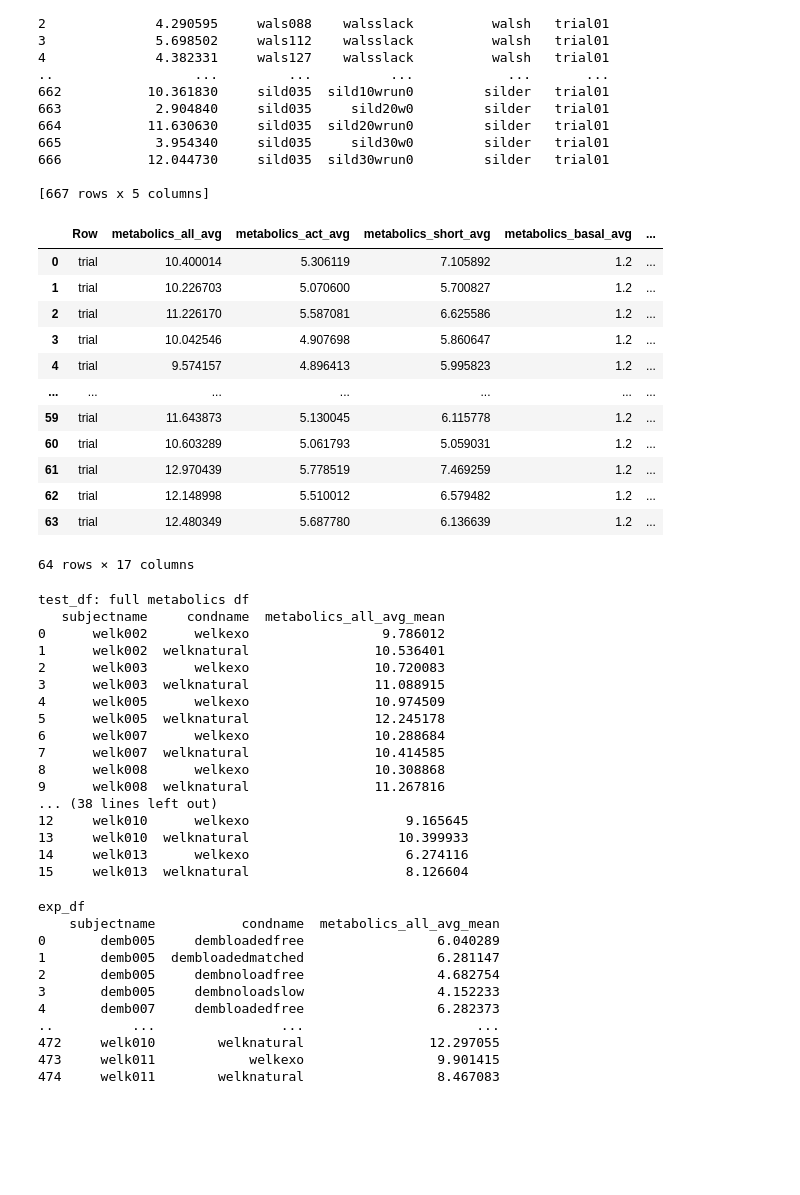
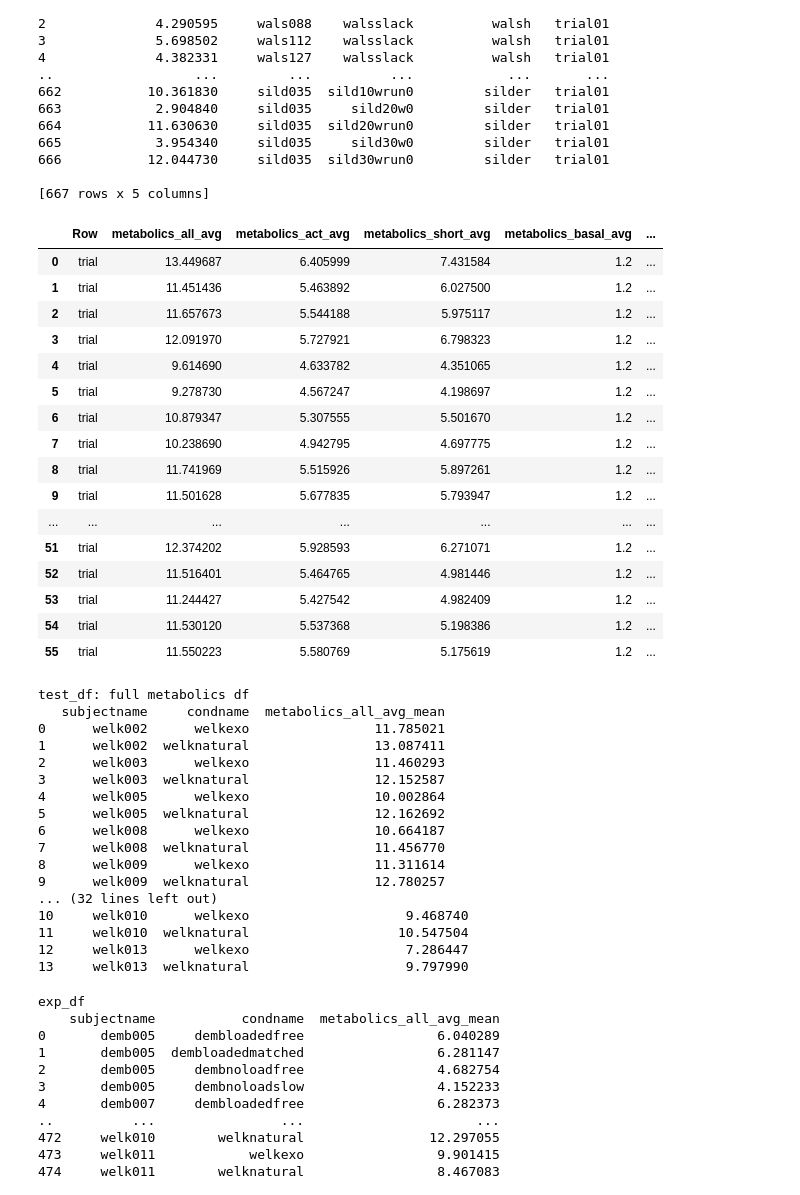
Before and after one commit to stingjp/muscleEnergyModel, a Jupyter notebook: plotting_stancevswing.ipynb, the cells around one changed output. Saved outputs shown, nothing was run; the diff lists cells and outputs as text; code cells hidden in the pictures; blank space fills up the shorter version.

```diff
--- a/plotting_stancevswing.ipynb
+++ b/plotting_stancevswing.ipynb
@@ -53,32 +53,37 @@ print(expmetcost_df)
 # %%
 ## import all of the simulation results
 # set all the paths
 simresultspath = os.path.join(repobasedir,'..\\metabolicsResults\\')
-muscleinversepath = os.path.join(simresultspath,'muscleInverse\\')
+# muscleinversepath = os.path.join(simresultspath,'muscleInverse\\')
+muscleinversepath = os.path.join(simresultspath,'muscleInverse_100con\\')
 muscleInverseWithEMGpath = os.path.join(simresultspath,'muscleInverseWithEMG\\')
 
 ## first handle the values in the regular muscle driven inverse problem
 # get all the filenames
 musclefiles = glob.glob(os.path.join(muscleinversepath,'*.csv'))
 # load them all into a single dataframe
 df_from_each_file = (pd.read_csv(f) for f in musclefiles)
 # print(df_from_each_file)
 muscle_df = pd.concat(df_from_each_file, ignore_index=True)
 muscle_df
 # %% [output]
 |  | Row | metabolics_all_avg | metabolics_act_avg | metabolics_short_avg | metabolics_basal_avg | ... |
-| 0 | trial | 10.400014 | 5.306119 | 7.105892 | 1.2 | ... |
-| 1 | trial | 10.226703 | 5.070600 | 5.700827 | 1.2 | ... |
-| 2 | trial | 11.226170 | 5.587081 | 6.625586 | 1.2 | ... |
-| 3 | trial | 10.042546 | 4.907698 | 5.860647 | 1.2 | ... |
-| 4 | trial | 9.574157 | 4.896413 | 5.995823 | 1.2 | ... |
+| 0 | trial | 13.449687 | 6.405999 | 7.431584 | 1.2 | ... |
+| 1 | trial | 11.451436 | 5.463892 | 6.027500 | 1.2 | ... |
+| 2 | trial | 11.657673 | 5.544188 | 5.975117 | 1.2 | ... |
+| 3 | trial | 12.091970 | 5.727921 | 6.798323 | 1.2 | ... |
+| 4 | trial | 9.614690 | 4.633782 | 4.351065 | 1.2 | ... |
+| 5 | trial | 9.278730 | 4.567247 | 4.198697 | 1.2 | ... |
+| 6 | trial | 10.879347 | 5.307555 | 5.501670 | 1.2 | ... |
+| 7 | trial | 10.238690 | 4.942795 | 4.697775 | 1.2 | ... |
+| 8 | trial | 11.741969 | 5.515926 | 5.897261 | 1.2 | ... |
+| 9 | trial | 11.501628 | 5.677835 | 5.793947 | 1.2 | ... |
 | ... | ... | ... | ... | ... | ... | ... |
-| 59 | trial | 11.643873 | 5.130045 | 6.115778 | 1.2 | ... |
-| 60 | trial | 10.603289 | 5.061793 | 5.059031 | 1.2 | ... |
-| 61 | trial | 12.970439 | 5.778519 | 7.469259 | 1.2 | ... |
-| 62 | trial | 12.148998 | 5.510012 | 6.579482 | 1.2 | ... |
-| 63 | trial | 12.480349 | 5.687780 | 6.136639 | 1.2 | ... |
+| 51 | trial | 12.374202 | 5.928593 | 6.271071 | 1.2 | ... |
+| 52 | trial | 11.516401 | 5.464765 | 4.981446 | 1.2 | ... |
+| 53 | trial | 11.244427 | 5.427542 | 4.982409 | 1.2 | ... |
+| 54 | trial | 11.530120 | 5.537368 | 5.198386 | 1.2 | ... |
+| 55 | trial | 11.550223 | 5.580769 | 5.175619 | 1.2 | ... |
-64 rows × 17 columns
 # %%
 
 # get the full metabolics dataframe
@@ -106,21 +111,21 @@ print(stance_df)
 # %% [output]
 test_df: full metabolics df
    subjectname     condname  metabolics_all_avg_mean
-0      welk002      welkexo                 9.786012
-1      welk002  welknatural                10.536401
-2      welk003      welkexo                10.720083
-3      welk003  welknatural                11.088915
-4      welk005      welkexo                10.974509
-5      welk005  welknatural                12.245178
-6      welk007      welkexo                10.288684
-7      welk007  welknatural                10.414585
-8      welk008      welkexo                10.308868
-9      welk008  welknatural                11.267816
-... (38 lines left out)
-12     welk010      welkexo                    9.165645
-13     welk010  welknatural                   10.399933
-14     welk013      welkexo                    6.274116
-15     welk013  welknatural                    8.126604
+0      welk002      welkexo                11.785021
+1      welk002  welknatural                13.087411
+2      welk003      welkexo                11.460293
+3      welk003  welknatural                12.152587
+4      welk005      welkexo                10.002864
+5      welk005  welknatural                12.162692
+6      welk008      welkexo                10.664187
+7      welk008  welknatural                11.456770
+8      welk009      welkexo                11.311614
+9      welk009  welknatural                12.780257
+... (32 lines left out)
+10     welk010      welkexo                    9.468740
+11     welk010  welknatural                   10.547504
+12     welk013      welkexo                    7.286447
+13     welk013  welknatural                    9.797990
 # %%
 
 # get the experimental metabolics dataset in the same form - averaged across subject conditions and trials.
```
Also changed, not shown: parts of 10 cells of this notebook, 16 other files.
